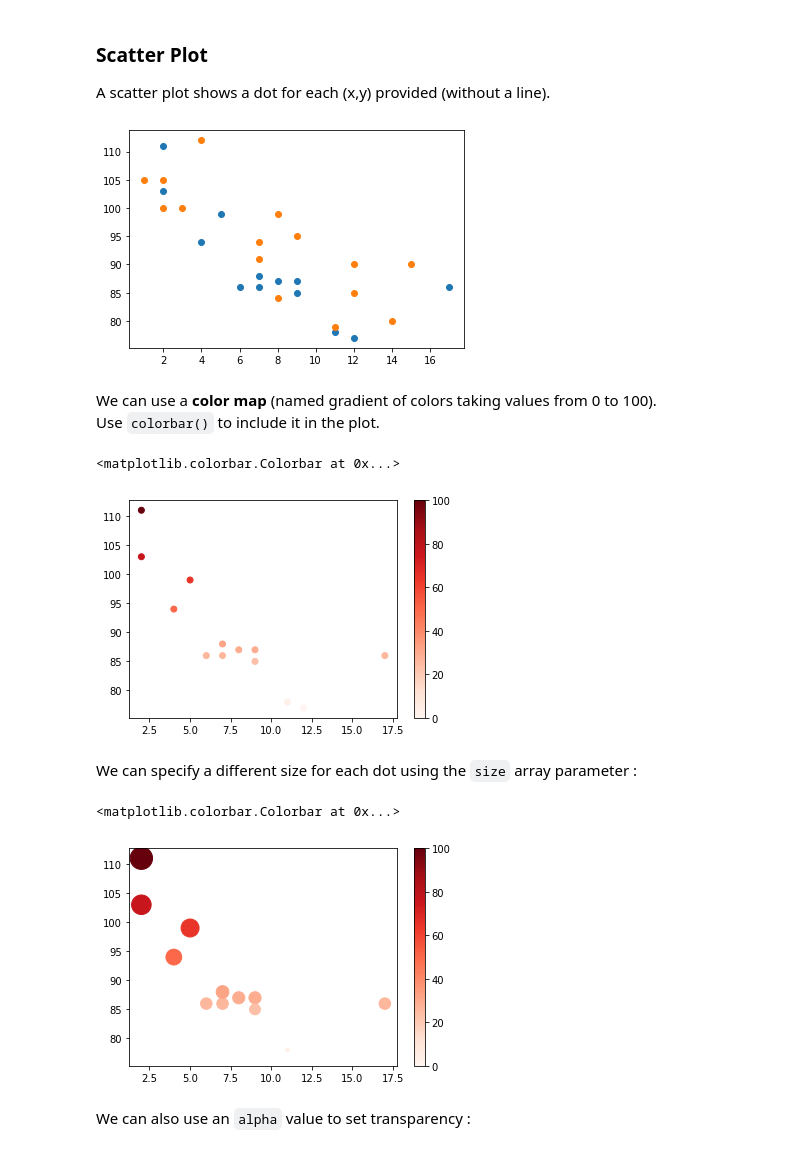
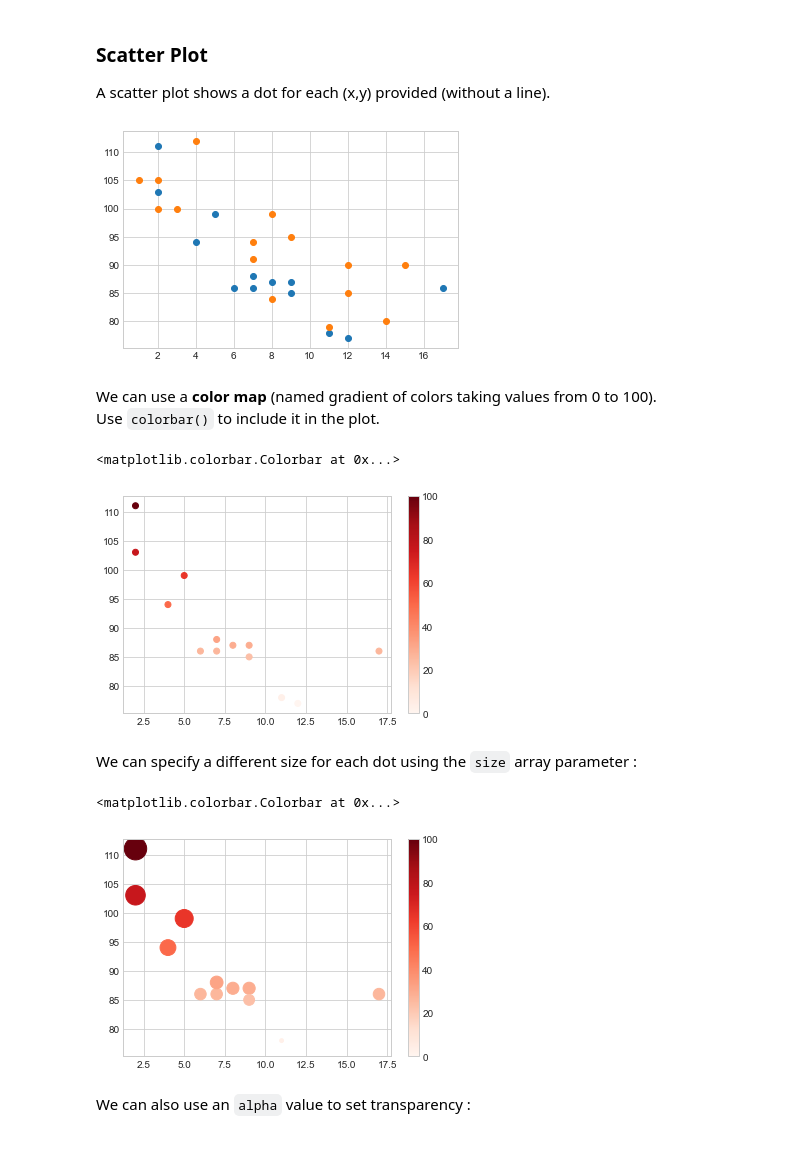
Before and after one commit to Moremar/py-library-tuto, a Jupyter notebook: matplotlib/TutoMatplotplib.ipynb, the cells around one changed output. Drawn from its saved outputs; the diff is of its cells as text; code cells hidden in the pictures.

Commit message:
Add seaborn style for plots

```diff
--- a/matplotlib/TutoMatplotplib.ipynb
+++ b/matplotlib/TutoMatplotplib.ipynb
@@ -18,6 +18,7 @@ Plots take as input some numpy arrays.
 ### Imports
 # %%
 import matplotlib.pyplot as plt
+plt.style.use('seaborn-whitegrid')     # improve the plots style
 import numpy as np
 # %% [markdown]
 ### Creation of a figure and its axes
@@ -160,7 +161,7 @@ plt.scatter(age2, speed2)
 
 plt.show()
 # %% [output]
-[figure, old version]
+[figure, new version]
 # %% [markdown]
 We can use a **color map** (named gradient of colors taking values from 0 to 100).
 Use `colorbar()` to include it in the plot.
@@ -168,23 +169,23 @@ Use `colorbar()` to include it in the plot.
 age = np.array([5,7,8,7,2,17,2,9,4,11,12,9,6])
 speed = np.array([99,86,87,88,111,86,103,87,94,78,77,85,86])
 colors = np.array([100 * (j - min(speed)) / (max(speed) - min(speed)) for j in speed])
-plt.scatter(x, y, c=colors, cmap='Reds')
+plt.scatter(age, speed, c=colors, cmap='Reds')
 plt.colorbar()
 # %% [output]
 <matplotlib.colorbar.Colorbar at 0x...>
-[figure, old version]
+[figure, new version]
 # %% [markdown]
 We can specify a different size for each dot using the `size` array parameter :
 # %%
 age    = np.array([5,7,8,7,2,17,2,9,4,11,12,9,6])
 speed  = np.array([99,86,87,88,111,86,103,87,94,78,77,85,86])
 colors = np.array([100 * (j - min(speed)) / (max(speed) - min(speed)) for j in speed])
 sizes  = np.array([5*x for x in colors])
-plt.scatter(x, y, c=colors, cmap='Reds', s=sizes)
+plt.scatter(age, speed, c=colors, cmap='Reds', s=sizes)
 plt.colorbar()
 # %% [output]
 <matplotlib.colorbar.Colorbar at 0x...>
-[figure, old version]
+[figure, new version]
 # %% [markdown]
 We can also use an `alpha` value to set transparency :
 # %%
```
Also changed, not shown: parts of 13 cells of this notebook, 1 other file.
